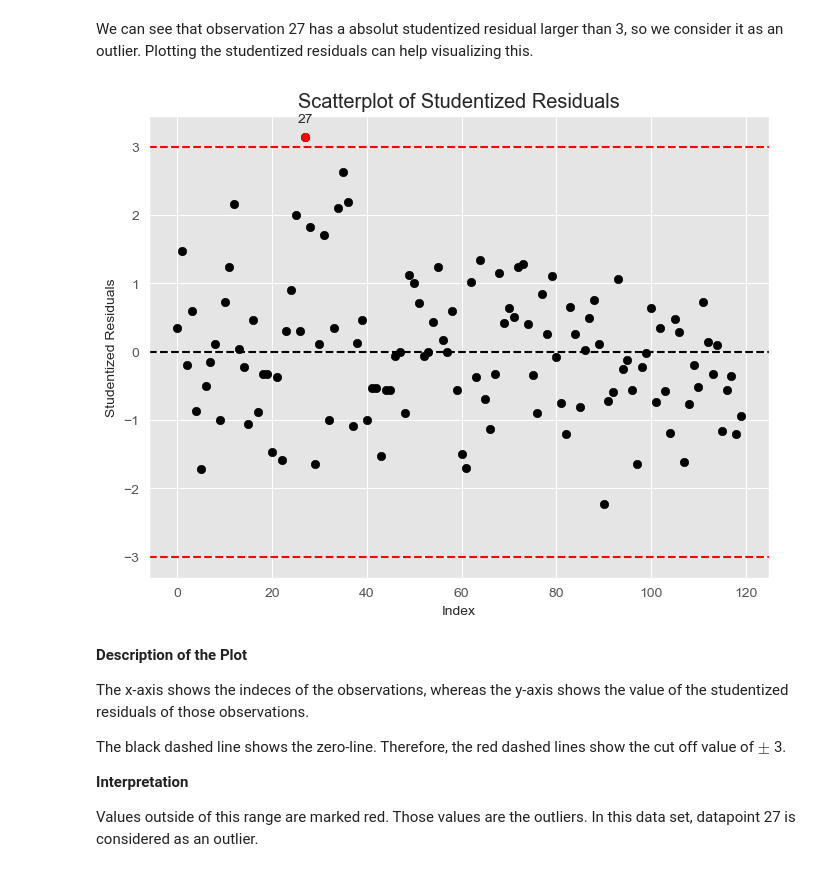
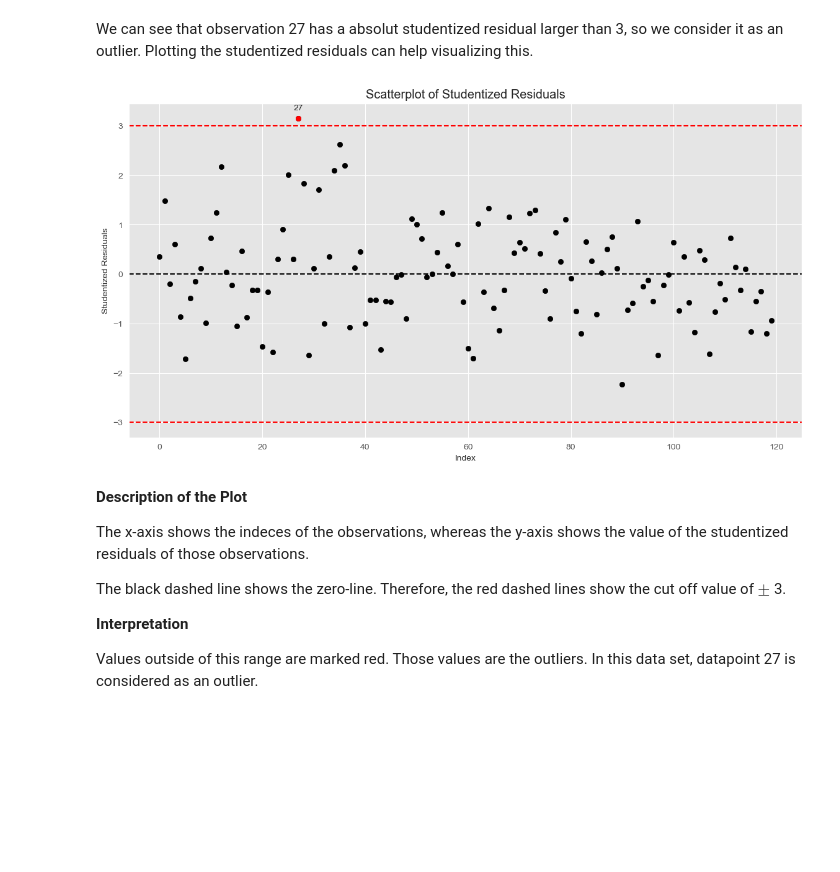
Before and after one commit to Statsomat/OLSAI, a Jupyter notebook: ColabNotebooks/CacaoPL_v2.ipynb, the cells around one changed output. Cells and saved outputs as stored; diff of their text form; code cells hidden in the pictures; blank space fills up the shorter version.

Commit message:
Visual Adjustments

```diff
--- a/ColabNotebooks/CacaoPL_v2.ipynb
+++ b/ColabNotebooks/CacaoPL_v2.ipynb
@@ -294,26 +307,26 @@ We can see that observation 27 has a absolut studentized residual larger than 3,
 # %%
 import matplotlib.pyplot as plt
 
 plt.style.use('ggplot')
-plt.figure(figsize=(8, 6))
+plt.figure(figsize=(14,7))
 plt.scatter(range(len(studentized_residuals)), studentized_residuals, color='black')
 
 outliers = np.abs(studentized_residuals) > cutoff_stud_res
 plt.scatter( np.arange(len(studentized_residuals))[outliers], studentized_residuals[outliers], color='red')
 
 for i in np.where(outliers)[0]:
     plt.annotate(i, (i, studentized_residuals[i]), textcoords="offset points", xytext=(0,10), ha='center')
 
 plt.axhline(y=0, color='black', linestyle='--')
 plt.axhline(y=cutoff_stud_res, color='r', linestyle='--')
 plt.axhline(y=-cutoff_stud_res, color='r', linestyle='--')
 
 plt.title('Scatterplot of Studentized Residuals')
 plt.xlabel('Index')
 plt.ylabel('Studentized Residuals')
 plt.show()
 # %% [output]
-[figure, old version]
+[figure, new version]
 # %% [markdown]
 **Description of the Plot**
 
```
Also changed, not shown: parts of 18 cells of this notebook.
